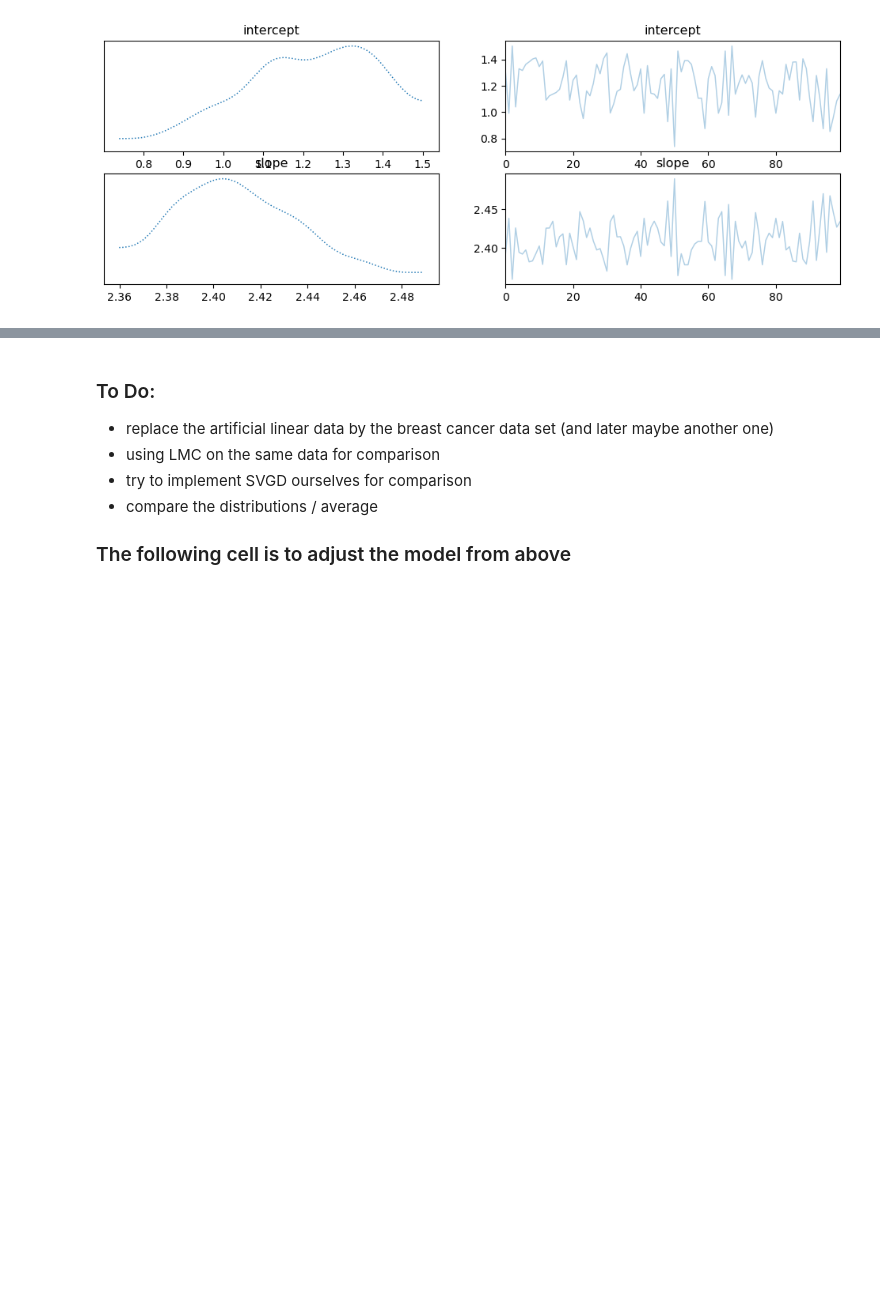
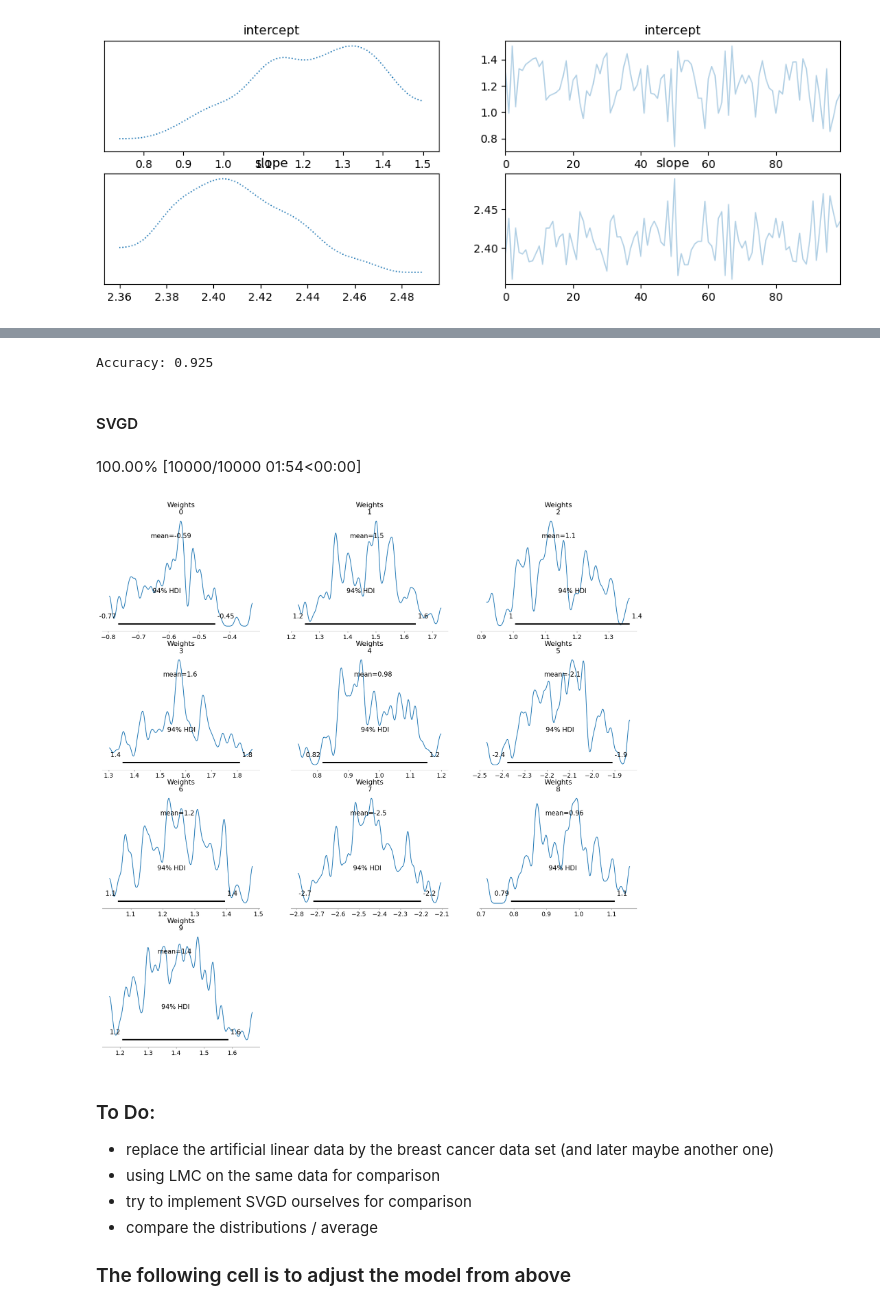
Before and after one commit to pbarriolo/Sampling-Methods-MCMC-Project, a Jupyter notebook: svgd_cleaned.ipynb, the cells around one changed output, grey strips where cells are left out. Cells and saved outputs as stored; diff of their text form; code cells hidden in the pictures; blank space fills up the shorter version.

```diff
--- a/svgd_cleaned.ipynb
+++ b/svgd_cleaned.ipynb
@@ -158,3 +305,77 @@ array([[<Axes: title={'center': 'intercept'}>,
+# %%
+def predict_posterior_samples(theta_samples, X_test):
+    """
+    Predict labels for test data using samples from the posterior distribution.
+
+    Parameters:
+        theta_samples (ndarray): Samples from the posterior distribution of parameters.
+        X_test (ndarray): Test data features.
+
+    Returns:
+        ndarray: Predicted labels for test data.
+    """
+    num_samples = len(theta_samples)
+    num_test_points = X_test.shape[1]
+    predictions = np.zeros(num_test_points)
+    logit = np.zeros(num_test_points) #new
+
+    for theta in theta_samples:
+        #logit = np.exp(np.dot(theta, X_test)) / (1 + np.exp(np.dot(theta, X_test)))
+        #sample_predictions = (logit > 0.5).astype(int)
+        #predictions += sample_predictions
+        logit += np.exp(np.dot(theta, X_test)) / (1 + np.exp(np.dot(theta, X_test))) #new
+
+    #average_predictions = predictions / num_samples
+    average_predictions = (logit > 0.5*num_samples).astype(int) #new
+
+
+    return np.round(average_predictions)
+
+
+# Assuming you have your test data in X_test and true labels in Y_test
+# Predict labels using posterior samples
+predicted_labels = predict_posterior_samples(theta1, X_test)
+
+# Compute accuracy
+accuracy = np.mean(predicted_labels == Y_test)
+print("Accuracy:", accuracy)
+# %% [output]
+Accuracy: 0.925
+# %% [markdown]
+#### SVGD
+# %%
+# Step 1: Define the PyMC Model
+# Here we define a Bayesian model with priors for slope and intercept, and a likelihood for observed data
+with pm.Model() as simModel:
+    # Priors for the unknown model parameters
+    weights = pm.MvNormal('Weights', mu=0, cov = np.eye(X.shape[0]), shape=(X.shape[0],))
+
+    # Calculate probabilities using the logistic function
+    logits = pm.math.dot(weights, X)
+    probability = pm.Deterministic('probability', pm.math.sigmoid(logits))
+
+    # Likelihood (sampling distribution) of observations
+    Y_obs = pm.Bernoulli('Y_obs', p=probability, observed=Y)
+
+    # Step 2: Set up SVGD
+    # We use SVGD for Bayesian inference to approximate the posterior distribution of slope and intercept
+    svgdSim = pm.SVGD(n_particles=100, jitter=0.1, model=simModel)
+
+    # Step 3: Run SVGD
+    # We perform the inference over 10,000 iterations to adjust particles to fit the target distribution
+    approxSim = svgdSim.fit(10000)
+# %% [output]
+100.00% [10000/10000 01:54<00:00]
+# %%
+# Step 4: Sample from the Approximate Posterior
+# samples from the distributions of slope and intercept
+traceSim = approxSim.sample(10000)
+
+# Step 5: Visualize the Results
+pm.plot_posterior(traceSim, var_names=['Weights'])
+plt.show()
+# %% [output]
+[figure, added]
 # %% [markdown]
 ### To Do:
 
```
Also changed, not shown: parts of 7 cells of this notebook.
